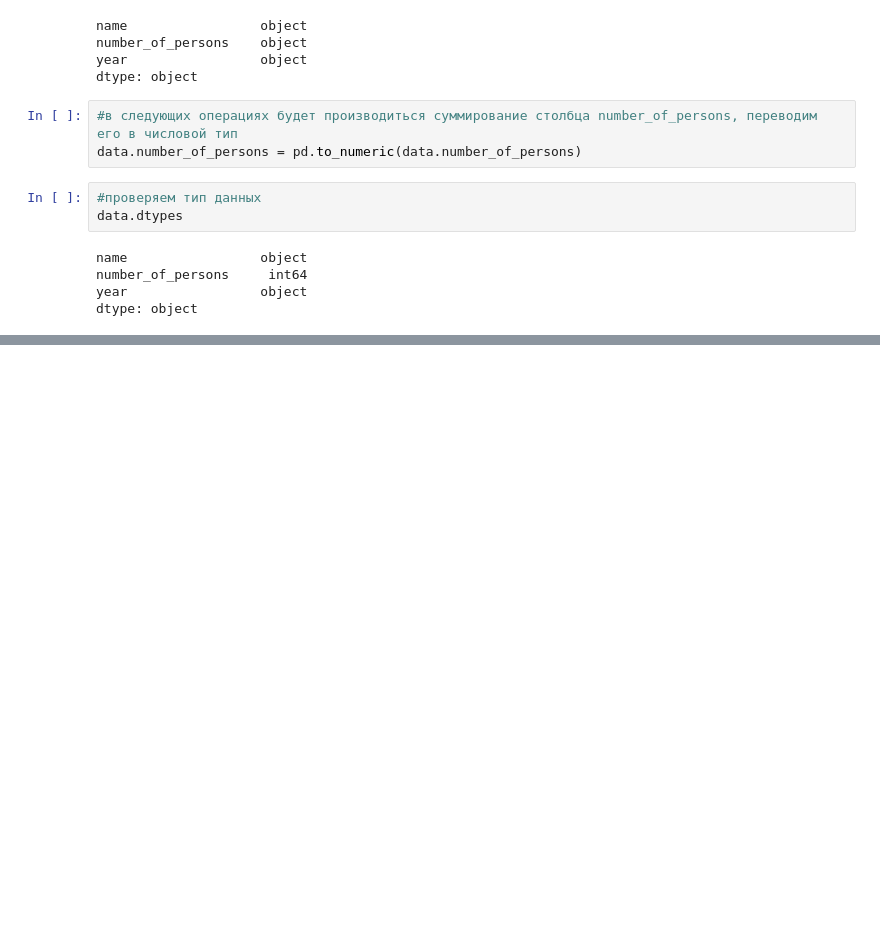
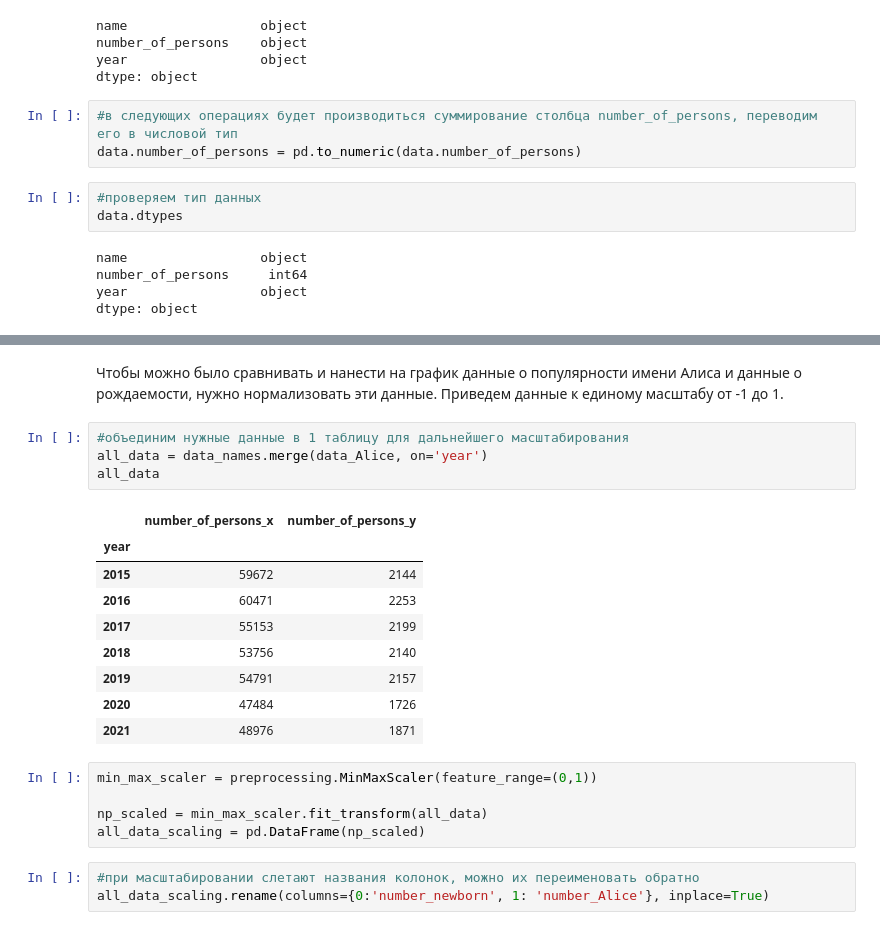
Before and after one commit to yanapiskovaya/Column-and-Alice, a Jupyter notebook: Alice.ipynb, the cells around one changed output, grey strips where cells are left out. Drawn from its saved outputs; the diff is of its cells as text; blank space fills up the shorter version.

```diff
--- a/Alice.ipynb
+++ b/Alice.ipynb
@@ -110,0 +129,24 @@ array([[<AxesSubplot:title={'center':'number_of_persons'}>]], dtype=object)
+# %% [markdown]
+Чтобы можно было сравнивать и нанести на график данные о популярности имени Алиса и данные о рождаемости, нужно нормализовать эти данные. Приведем данные к единому масштабу от -1 до 1.
+# %%
+#объединим нужные данные в 1 таблицу для дальнейшего масштабирования
+all_data = data_names.merge(data_Alice, on='year')
+all_data
+# %% [output]
+|  | number_of_persons_x | number_of_persons_y |
+| year |  |  |
+| 2015 | 59672 | 2144 |
+| 2016 | 60471 | 2253 |
+| 2017 | 55153 | 2199 |
+| 2018 | 53756 | 2140 |
+| 2019 | 54791 | 2157 |
+| 2020 | 47484 | 1726 |
+| 2021 | 48976 | 1871 |
+# %%
+min_max_scaler = preprocessing.MinMaxScaler(feature_range=(0,1))
+
+np_scaled = min_max_scaler.fit_transform(all_data)
+all_data_scaling = pd.DataFrame(np_scaled)
+# %%
+#при масштабировании слетают названия колонок, можно их переименовать обратно
+all_data_scaling.rename(columns={0:'number_newborn', 1: 'number_Alice'}, inplace=True)
```
Also changed, not shown: parts of 16 cells of this notebook.
